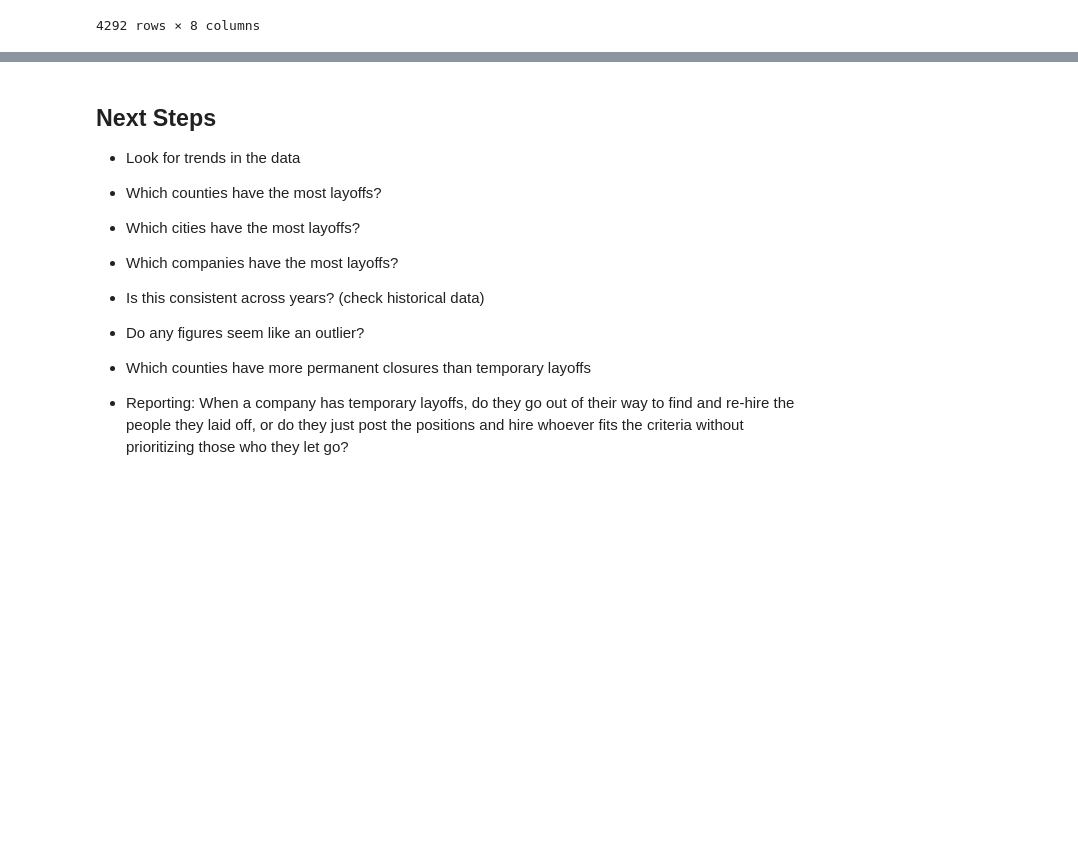
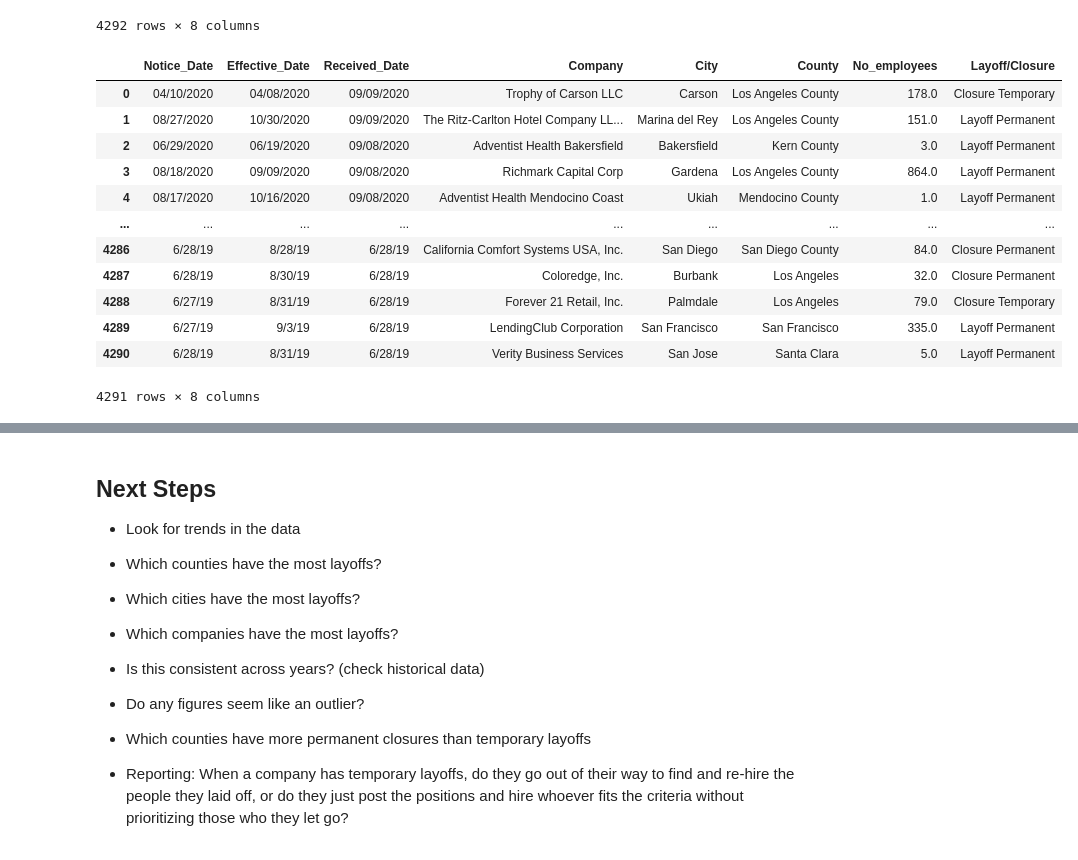
Before and after one commit to biglocalnews/WARN_Cali_analysis, a Jupyter notebook: cali_warn_explore.ipynb, the cells around one changed output, grey strips where cells are left out. Saved outputs shown, nothing was run; the diff lists cells and outputs as text; code cells hidden in the pictures; blank space fills up the shorter version.

```diff
--- a/cali_warn_explore.ipynb
+++ b/cali_warn_explore.ipynb
@@ -19,3 +19,20 @@ cali_raw
 | 4290 | 6/28/19 | 8/31/19 | 6/28/19 | Verity Business Services | San Jose | Santa Clara | 5.0 | Layoff Permanent |
 | 4291 | NaN | NaN | NaN | NaN | NaN | NaN | NaN | NaN |
 4292 rows × 8 columns
+# %%
+cali_raw = cali_raw.iloc[:-1] #drops last row of NaNs
+cali_raw
+# %% [output]
+|  | Notice_Date | Effective_Date | Received_Date | Company | City | County | No_employees | Layoff/Closure |
+| 0 | 04/10/2020 | 04/08/2020 | 09/09/2020 | Trophy of Carson LLC | Carson | Los Angeles County | 178.0 | Closure Temporary |
+| 1 | 08/27/2020 | 10/30/2020 | 09/09/2020 | The Ritz-Carlton Hotel Company LL... | Marina del Rey | Los Angeles County | 151.0 | Layoff Permanent |
+| 2 | 06/29/2020 | 06/19/2020 | 09/08/2020 | Adventist Health Bakersfield | Bakersfield | Kern County | 3.0 | Layoff Permanent |
+| 3 | 08/18/2020 | 09/09/2020 | 09/08/2020 | Richmark Capital Corp | Gardena | Los Angeles County | 864.0 | Layoff Permanent |
+| 4 | 08/17/2020 | 10/16/2020 | 09/08/2020 | Adventist Health Mendocino Coast | Ukiah | Mendocino County | 1.0 | Layoff Permanent |
+| ... | ... | ... | ... | ... | ... | ... | ... | ... |
+| 4286 | 6/28/19 | 8/28/19 | 6/28/19 | California Comfort Systems USA, Inc. | San Diego | San Diego County | 84.0 | Closure Permanent |
+| 4287 | 6/28/19 | 8/30/19 | 6/28/19 | Coloredge, Inc. | Burbank | Los Angeles | 32.0 | Closure Permanent |
+| 4288 | 6/27/19 | 8/31/19 | 6/28/19 | Forever 21 Retail, Inc. | Palmdale | Los Angeles | 79.0 | Closure Temporary |
+| 4289 | 6/27/19 | 9/3/19 | 6/28/19 | LendingClub Corporation | San Francisco | San Francisco | 335.0 | Layoff Permanent |
+| 4290 | 6/28/19 | 8/31/19 | 6/28/19 | Verity Business Services | San Jose | Santa Clara | 5.0 | Layoff Permanent |
+4291 rows × 8 columns
```
Also changed, not shown: parts of 29 cells of this notebook, 4 other files.
